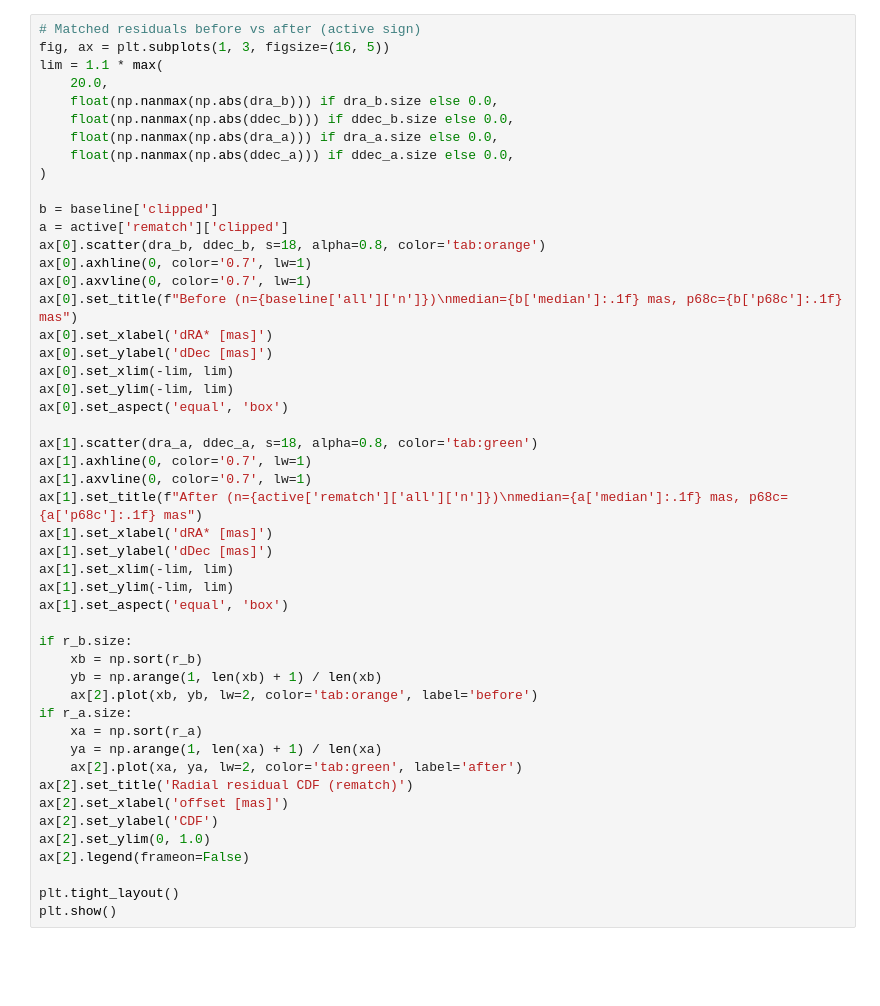
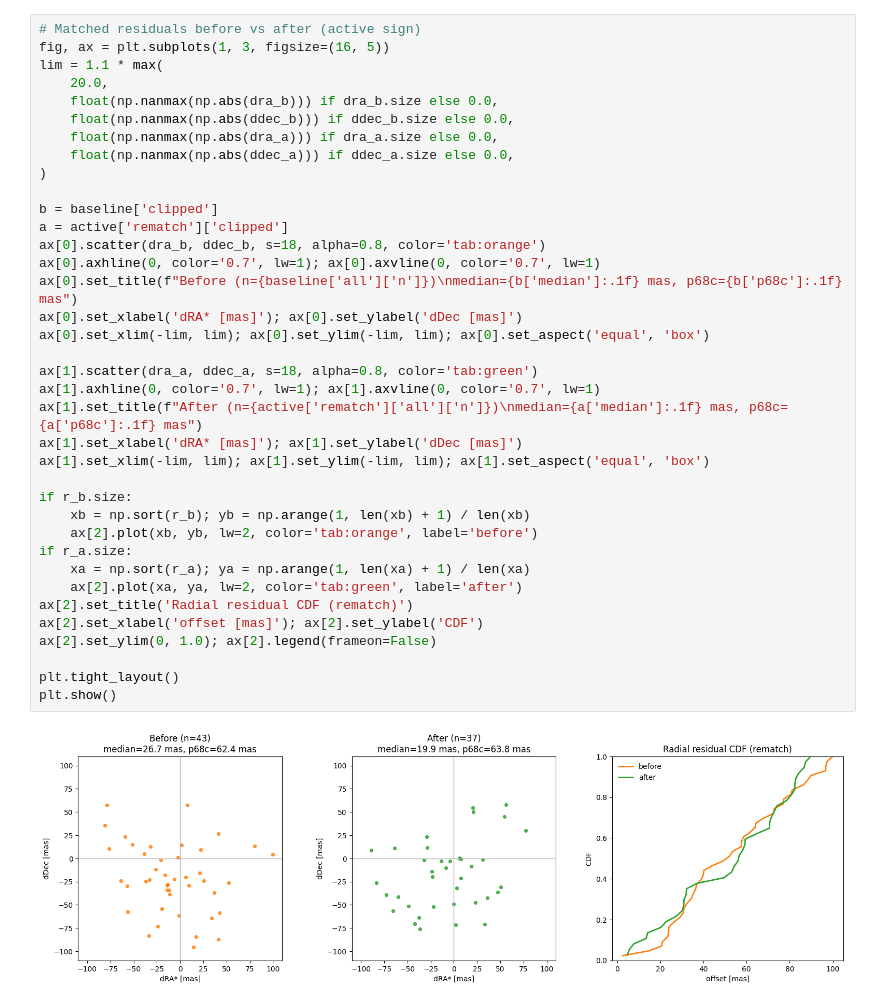
Before and after one commit to xoubish/JAISP, a Jupyter notebook: models/astrometry/inspect_concordance_fits.ipynb, the cells around one changed output. Cells and saved outputs as stored; diff of their text form; blank space fills up the shorter version.

```diff
--- a/models/astrometry/inspect_concordance_fits.ipynb
+++ b/models/astrometry/inspect_concordance_fits.ipynb
@@ -328,52 +555,42 @@ plt.show()
 # %%
 # Matched residuals before vs after (active sign)
 fig, ax = plt.subplots(1, 3, figsize=(16, 5))
 lim = 1.1 * max(
     20.0,
     float(np.nanmax(np.abs(dra_b))) if dra_b.size else 0.0,
     float(np.nanmax(np.abs(ddec_b))) if ddec_b.size else 0.0,
     float(np.nanmax(np.abs(dra_a))) if dra_a.size else 0.0,
     float(np.nanmax(np.abs(ddec_a))) if ddec_a.size else 0.0,
 )
 
 b = baseline['clipped']
 a = active['rematch']['clipped']
 ax[0].scatter(dra_b, ddec_b, s=18, alpha=0.8, color='tab:orange')
-ax[0].axhline(0, color='0.7', lw=1)
-ax[0].axvline(0, color='0.7', lw=1)
+ax[0].axhline(0, color='0.7', lw=1); ax[0].axvline(0, color='0.7', lw=1)
 ax[0].set_title(f"Before (n={baseline['all']['n']})\nmedian={b['median']:.1f} mas, p68c={b['p68c']:.1f} mas")
-ax[0].set_xlabel('dRA* [mas]')
-ax[0].set_ylabel('dDec [mas]')
-ax[0].set_xlim(-lim, lim)
-ax[0].set_ylim(-lim, lim)
-ax[0].set_aspect('equal', 'box')
+ax[0].set_xlabel('dRA* [mas]'); ax[0].set_ylabel('dDec [mas]')
+ax[0].set_xlim(-lim, lim); ax[0].set_ylim(-lim, lim); ax[0].set_aspect('equal', 'box')
 
 ax[1].scatter(dra_a, ddec_a, s=18, alpha=0.8, color='tab:green')
-ax[1].axhline(0, color='0.7', lw=1)
-ax[1].axvline(0, color='0.7', lw=1)
+ax[1].axhline(0, color='0.7', lw=1); ax[1].axvline(0, color='0.7', lw=1)
 ax[1].set_title(f"After (n={active['rematch']['all']['n']})\nmedian={a['median']:.1f} mas, p68c={a['p68c']:.1f} mas")
-ax[1].set_xlabel('dRA* [mas]')
-ax[1].set_ylabel('dDec [mas]')
-ax[1].set_xlim(-lim, lim)
-ax[1].set_ylim(-lim, lim)
-ax[1].set_aspect('equal', 'box')
+ax[1].set_xlabel('dRA* [mas]'); ax[1].set_ylabel('dDec [mas]')
+ax[1].set_xlim(-lim, lim); ax[1].set_ylim(-lim, lim); ax[1].set_aspect('equal', 'box')
 
 if r_b.size:
-    xb = np.sort(r_b)
-    yb = np.arange(1, len(xb) + 1) / len(xb)
+    xb = np.sort(r_b); yb = np.arange(1, len(xb) + 1) / len(xb)
     ax[2].plot(xb, yb, lw=2, color='tab:orange', label='before')
 if r_a.size:
-    xa = np.sort(r_a)
-    ya = np.arange(1, len(xa) + 1) / len(xa)
+    xa = np.sort(r_a); ya = np.arange(1, len(xa) + 1) / len(xa)
     ax[2].plot(xa, ya, lw=2, color='tab:green', label='after')
 ax[2].set_title('Radial residual CDF (rematch)')
-ax[2].set_xlabel('offset [mas]')
-ax[2].set_ylabel('CDF')
-ax[2].set_ylim(0, 1.0)
-ax[2].legend(frameon=False)
+ax[2].set_xlabel('offset [mas]'); ax[2].set_ylabel('CDF')
+ax[2].set_ylim(0, 1.0); ax[2].legend(frameon=False)
 
 plt.tight_layout()
 plt.show()
+# %% [output]
+[figure, added]
 # %%
 # Residual vectors in VIS pixel space (rematch)
 fig, ax = plt.subplots(1, 2, figsize=(13, 5))
```
Also changed, not shown: parts of 10 cells of this notebook, 3 other files.
